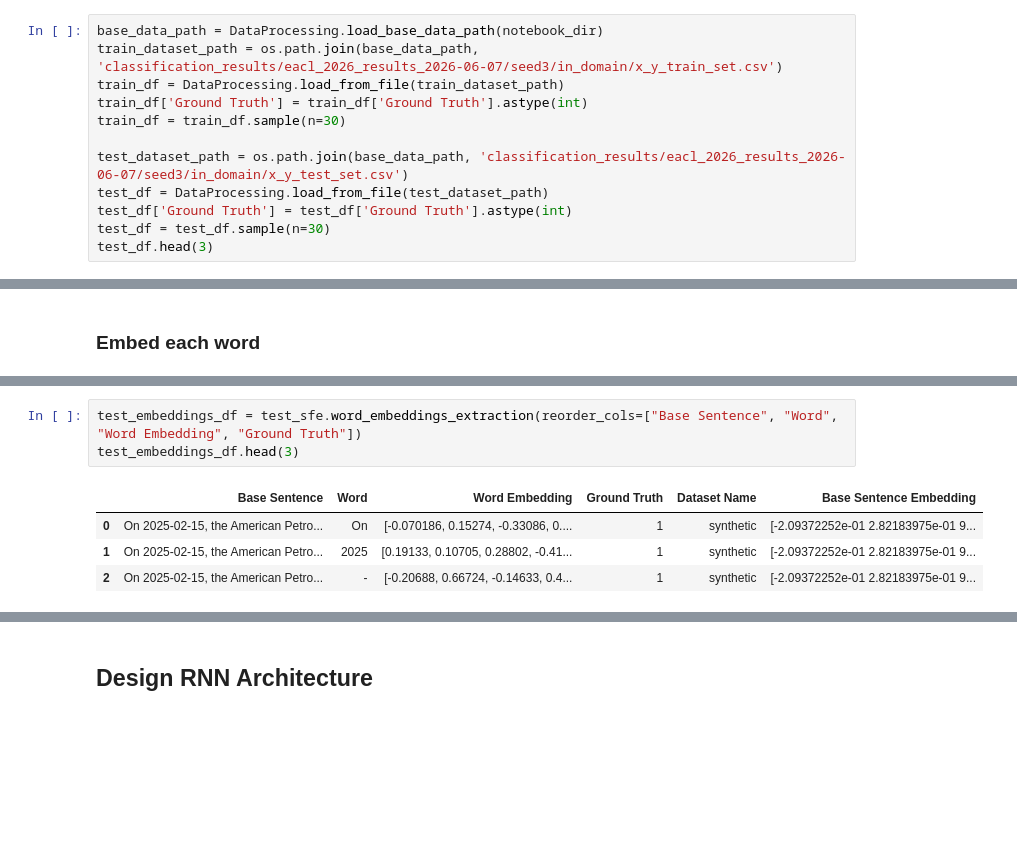
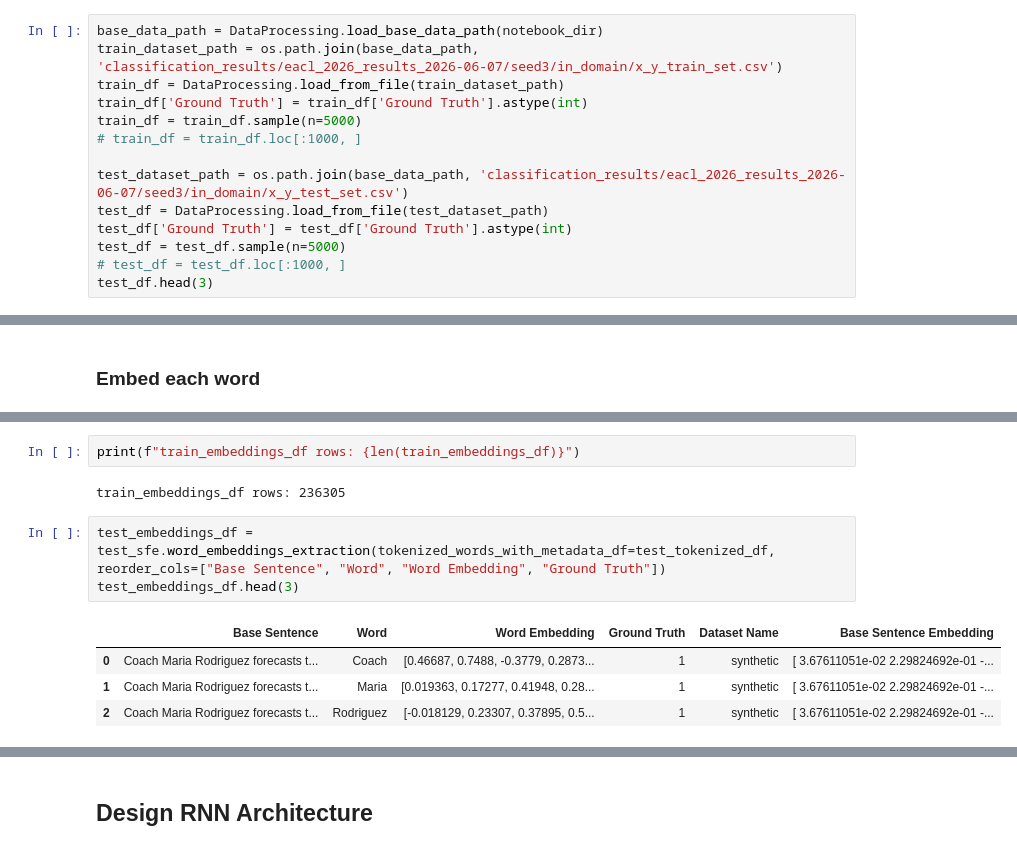
Before and after one commit to ufdatastudio/predictions, a Jupyter notebook: notebook_experiments/rnn_for_classification.ipynb, the cells around one changed output, grey strips where cells are left out. Saved outputs shown, nothing was run; the diff lists cells and outputs as text; blank space fills up the shorter version.

```diff
--- a/notebook_experiments/rnn_for_classification.ipynb
+++ b/notebook_experiments/rnn_for_classification.ipynb
@@ -68,12 +68,14 @@ base_data_path = DataProcessing.load_base_data_path(notebook_dir)
 train_dataset_path = os.path.join(base_data_path, 'classification_results/eacl_2026_results_2026-06-07/seed3/in_domain/x_y_train_set.csv')
 train_df = DataProcessing.load_from_file(train_dataset_path)
 train_df['Ground Truth'] = train_df['Ground Truth'].astype(int)
-train_df = train_df.sample(n=30)
+train_df = train_df.sample(n=5000)
+# train_df = train_df.loc[:1000, ]
 
 test_dataset_path = os.path.join(base_data_path, 'classification_results/eacl_2026_results_2026-06-07/seed3/in_domain/x_y_test_set.csv')
 test_df = DataProcessing.load_from_file(test_dataset_path)
 test_df['Ground Truth'] = test_df['Ground Truth'].astype(int)
-test_df = test_df.sample(n=30)
+test_df = test_df.sample(n=5000)
+# test_df = test_df.loc[:1000, ]
 test_df.head(3)
 # %% [output]
 |  | Base Sentence | Ground Truth | Dataset Name | Base Sentence Embedding |
@@ -122,8 +124,12 @@ train_embeddings_df.head(3)
+# %%
+print(f"train_embeddings_df rows: {len(train_embeddings_df)}")
+# %% [output]
+train_embeddings_df rows: 236305
 # %%
-test_embeddings_df = test_sfe.word_embeddings_extraction(reorder_cols=["Base Sentence", "Word", "Word Embedding", "Ground Truth"])
+test_embeddings_df = test_sfe.word_embeddings_extraction(tokenized_words_with_metadata_df=test_tokenized_df, reorder_cols=["Base Sentence", "Word", "Word Embedding", "Ground Truth"])
 test_embeddings_df.head(3)
 # %% [output]
 |  | Base Sentence | Word | Word Embedding | Ground Truth | Dataset Name | Base Sentence Embedding |
-| 0 | On 2025-02-15, the American Petro... | On | [-0.070186, 0.15274, -0.33086, 0.... | 1 | synthetic | [-2.09372252e-01 2.82183975e-01 9... |
-| 1 | On 2025-02-15, the American Petro... | 2025 | [0.19133, 0.10705, 0.28802, -0.41... | 1 | synthetic | [-2.09372252e-01 2.82183975e-01 9... |
-| 2 | On 2025-02-15, the American Petro... | - | [-0.20688, 0.66724, -0.14633, 0.4... | 1 | synthetic | [-2.09372252e-01 2.82183975e-01 9... |
+| 0 | Coach Maria Rodriguez forecasts t... | Coach | [0.46687, 0.7488, -0.3779, 0.2873... | 1 | synthetic | [ 3.67611051e-02 2.29824692e-01 -... |
+| 1 | Coach Maria Rodriguez forecasts t... | Maria | [0.019363, 0.17277, 0.41948, 0.28... | 1 | synthetic | [ 3.67611051e-02 2.29824692e-01 -... |
+| 2 | Coach Maria Rodriguez forecasts t... | Rodriguez | [-0.018129, 0.23307, 0.37895, 0.5... | 1 | synthetic | [ 3.67611051e-02 2.29824692e-01 -... |
```
Also changed, not shown: parts of 18 cells of this notebook, 1 other file.
